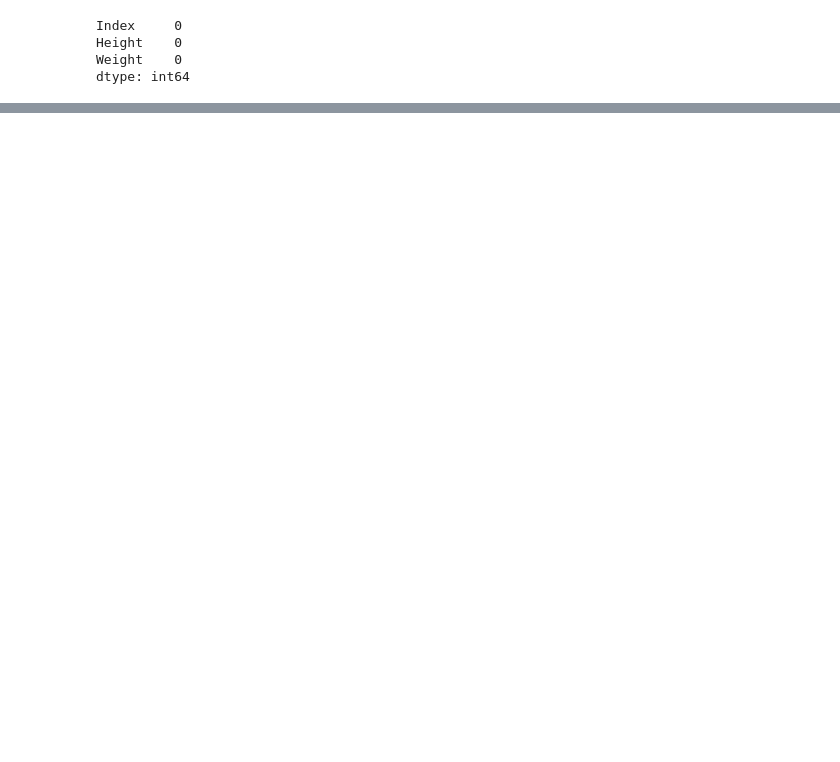
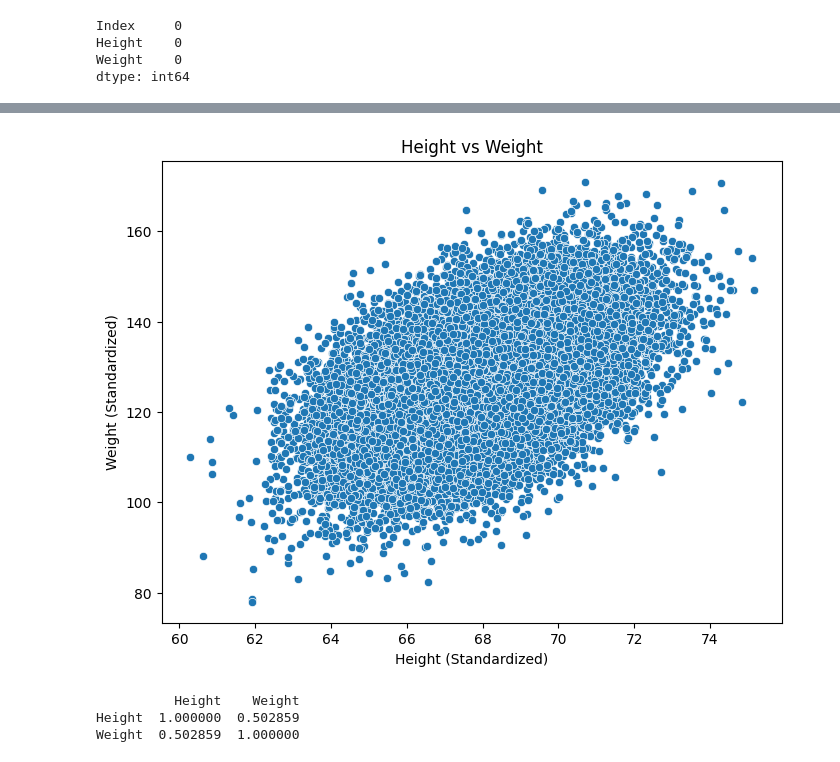
Before and after one commit to touro3/HeightWeightCorrelation, a Jupyter notebook: notebooks/01_exploratory_analysis.ipynb, the cells around one changed output, grey strips where cells are left out. Drawn from its saved outputs; the diff is of its cells as text; code cells hidden in the pictures; blank space fills up the shorter version.

Commit message:
EDA and visualizations

```diff
--- a/notebooks/01_exploratory_analysis.ipynb
+++ b/notebooks/01_exploratory_analysis.ipynb
@@ -35,0 +37,18 @@ NameError: name 'plt' is not defined
+# %%
+# Scatter plot for height vs weight
+plt.figure(figsize=(8, 6))
+sns.scatterplot(x='Height', y='Weight', data=df)
+plt.title('Height vs Weight')
+plt.xlabel('Height (Standardized)')
+plt.ylabel('Weight (Standardized)')
+plt.show()
+# %% [output]
+[figure, added]
+# %%
+# Correlation between height and weight
+correlation = df[['Height', 'Weight']].corr()
+print(correlation)
+# %% [output]
+          Height    Weight
+Height  1.000000  0.502859
+Weight  0.502859  1.000000
```
Also changed, not shown: parts of 2 cells of this notebook.
